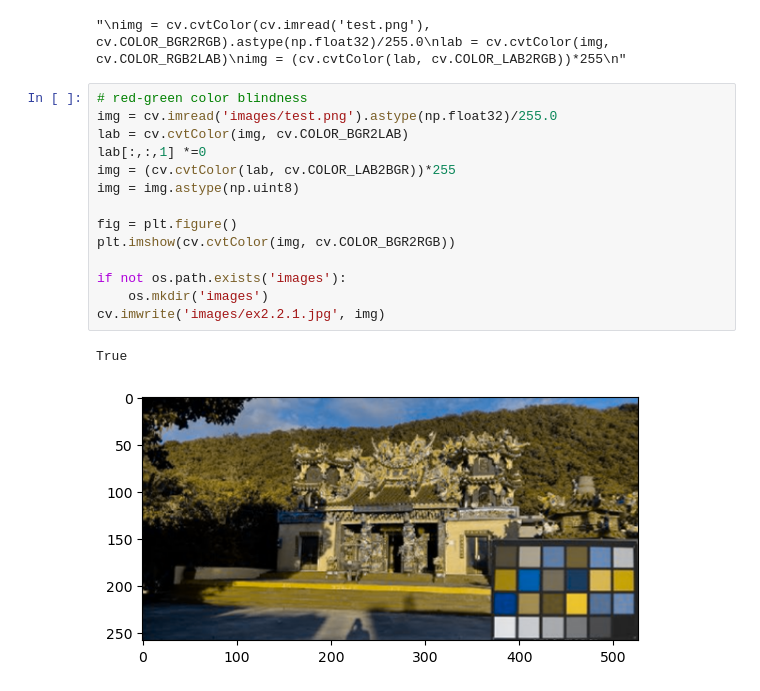
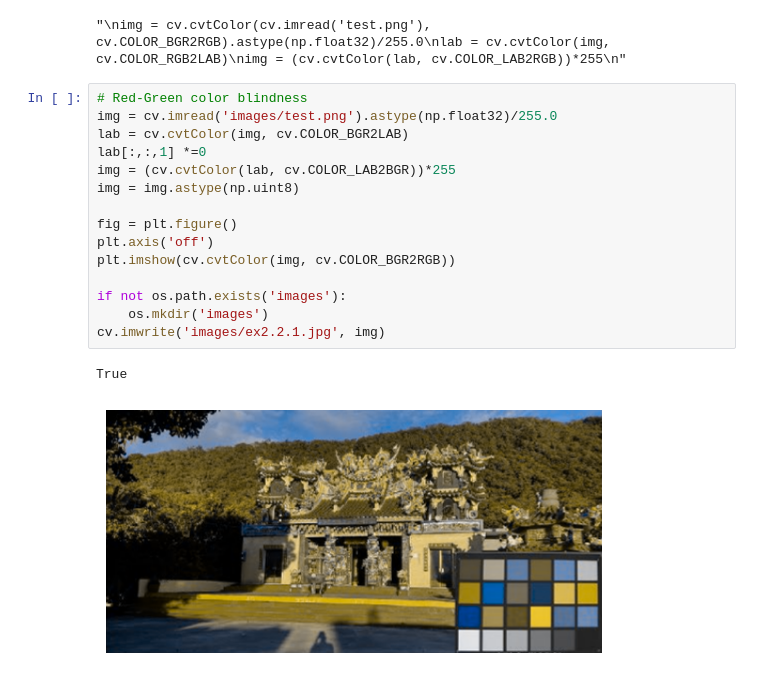
Before and after one commit to DanielHo-BS/ImageProcess, a Jupyter notebook: HW2/HW2.2.ipynb, the cells around one changed output. Saved outputs shown, nothing was run; the diff lists cells and outputs as text.

```diff
--- a/HW2/HW2.2.ipynb
+++ b/HW2/HW2.2.ipynb
@@ -13,20 +13,21 @@ img = (cv.cvtColor(lab, cv.COLOR_LAB2RGB))*255
 # %% [output]
 "\nimg = cv.cvtColor(cv.imread('test.png'), cv.COLOR_BGR2RGB).astype(np.float32)/255.0\nlab = cv.cvtColor(img, cv.COLOR_RGB2LAB)\nimg = (cv.cvtColor(lab, cv.COLOR_LAB2RGB))*255\n"
 # %%
-# red-green color blindness
+# Red-Green color blindness
 img = cv.imread('images/test.png').astype(np.float32)/255.0
 lab = cv.cvtColor(img, cv.COLOR_BGR2LAB)
 lab[:,:,1] *=0
 img = (cv.cvtColor(lab, cv.COLOR_LAB2BGR))*255
 img = img.astype(np.uint8)
 
 fig = plt.figure()
+plt.axis('off')
 plt.imshow(cv.cvtColor(img, cv.COLOR_BGR2RGB))
 
 if not os.path.exists('images'):
     os.mkdir('images')
 cv.imwrite('images/ex2.2.1.jpg', img)
 # %% [output]
 True
-[figure, old version]
+[figure, new version]
 # %%
```
Also changed, not shown: parts of 2 cells of this notebook, 7 other files.
